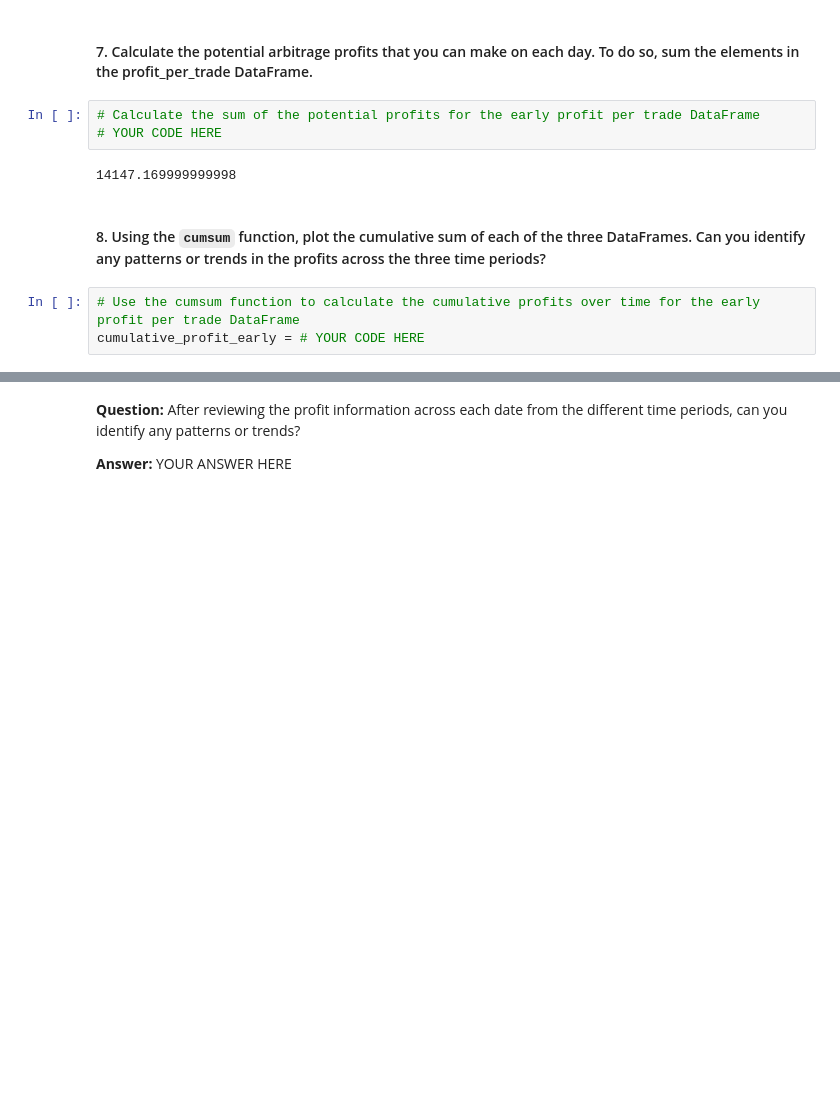
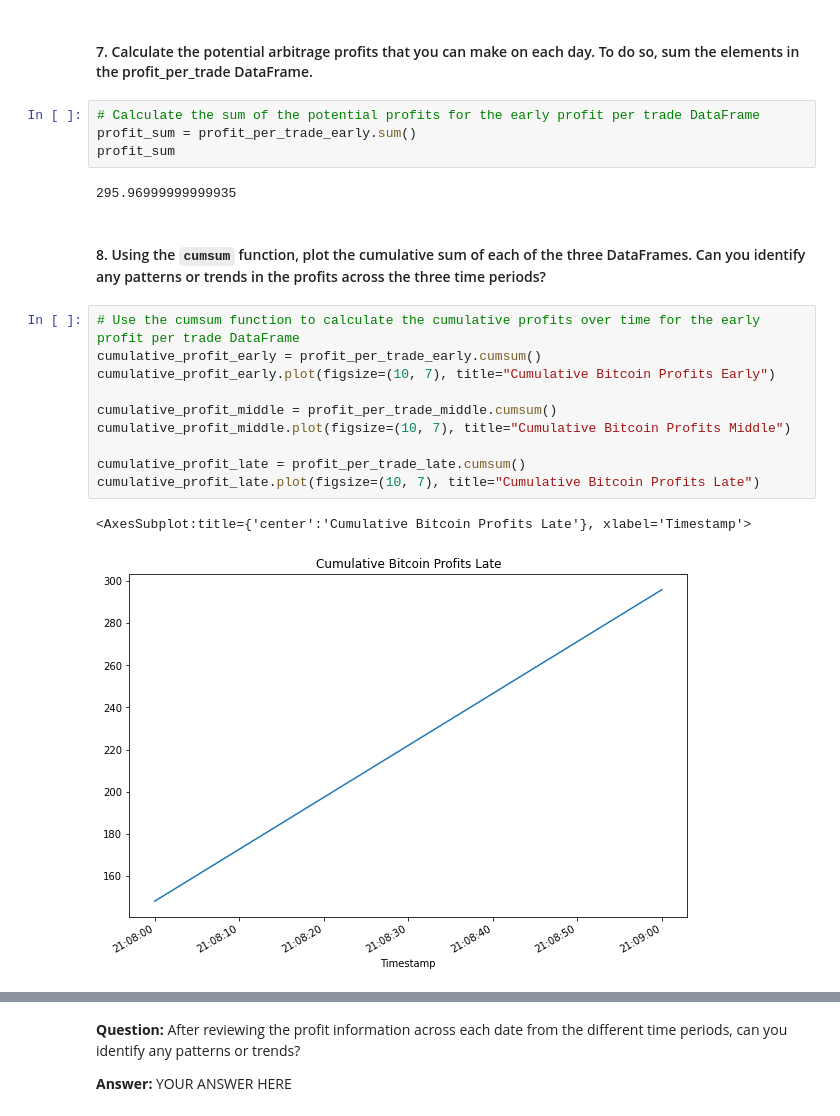
Before and after one commit to Super-Saiyan-Carl/crypto_arbitrage, a Jupyter notebook: crypto_arbitrage.ipynb, the cells around one changed output, grey strips where cells are left out. Saved outputs shown, nothing was run; the diff lists cells and outputs as text; blank space fills up the shorter version.

```diff
--- a/crypto_arbitrage.ipynb
+++ b/crypto_arbitrage.ipynb
@@ -531,13 +538,24 @@ Name: Close, dtype: float64
 #### 7. Calculate the potential arbitrage profits that you can make on each day. To do so, sum the elements in the profit_per_trade DataFrame.
 # %%
 # Calculate the sum of the potential profits for the early profit per trade DataFrame
-# YOUR CODE HERE
+profit_sum = profit_per_trade_early.sum()
+profit_sum
 # %% [output]
-14147.169999999998
+295.96999999999935
 # %% [markdown]
 #### 8. Using the `cumsum` function, plot the cumulative sum of each of the three DataFrames. Can you identify any patterns or trends in the profits across the three time periods?
 # %%
 # Use the cumsum function to calculate the cumulative profits over time for the early profit per trade DataFrame
-cumulative_profit_early = # YOUR CODE HERE
+cumulative_profit_early = profit_per_trade_early.cumsum()
+cumulative_profit_early.plot(figsize=(10, 7), title="Cumulative Bitcoin Profits Early")
+
+cumulative_profit_middle = profit_per_trade_middle.cumsum()
+cumulative_profit_middle.plot(figsize=(10, 7), title="Cumulative Bitcoin Profits Middle")
+
+cumulative_profit_late = profit_per_trade_late.cumsum()
+cumulative_profit_late.plot(figsize=(10, 7), title="Cumulative Bitcoin Profits Late")
+# %% [output]
+<AxesSubplot:title={'center':'Cumulative Bitcoin Profits Late'}, xlabel='Timestamp'>
+[figure, added]
 # %%
 # Plot the cumulative sum of profits for the early profit per trade DataFrame
```
Also changed, not shown: parts of 12 cells of this notebook.
